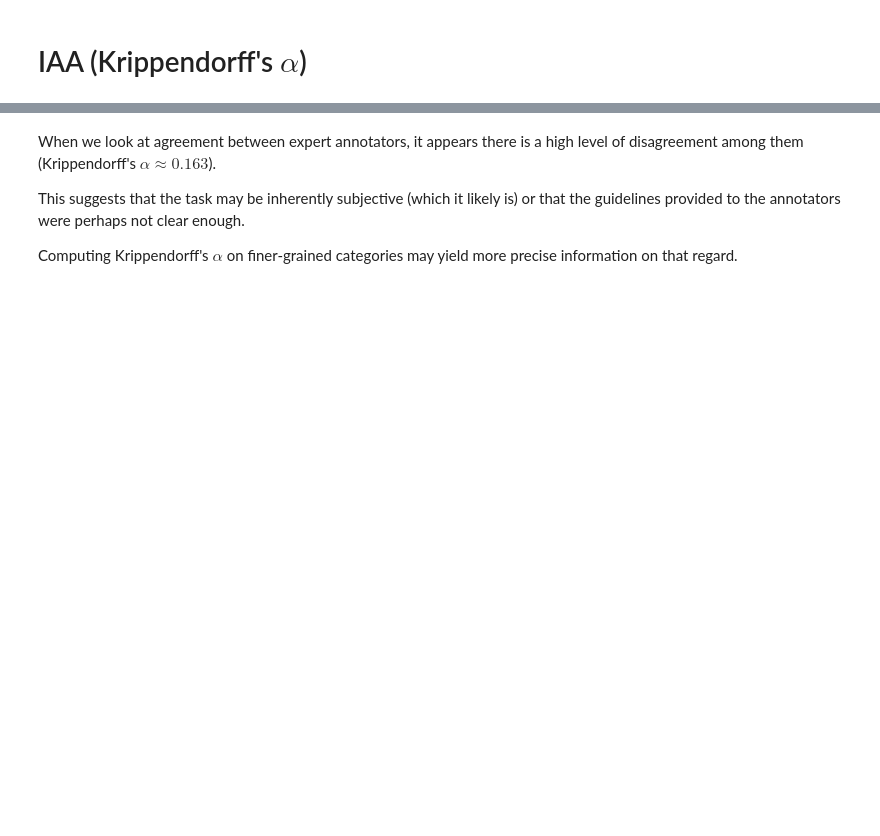
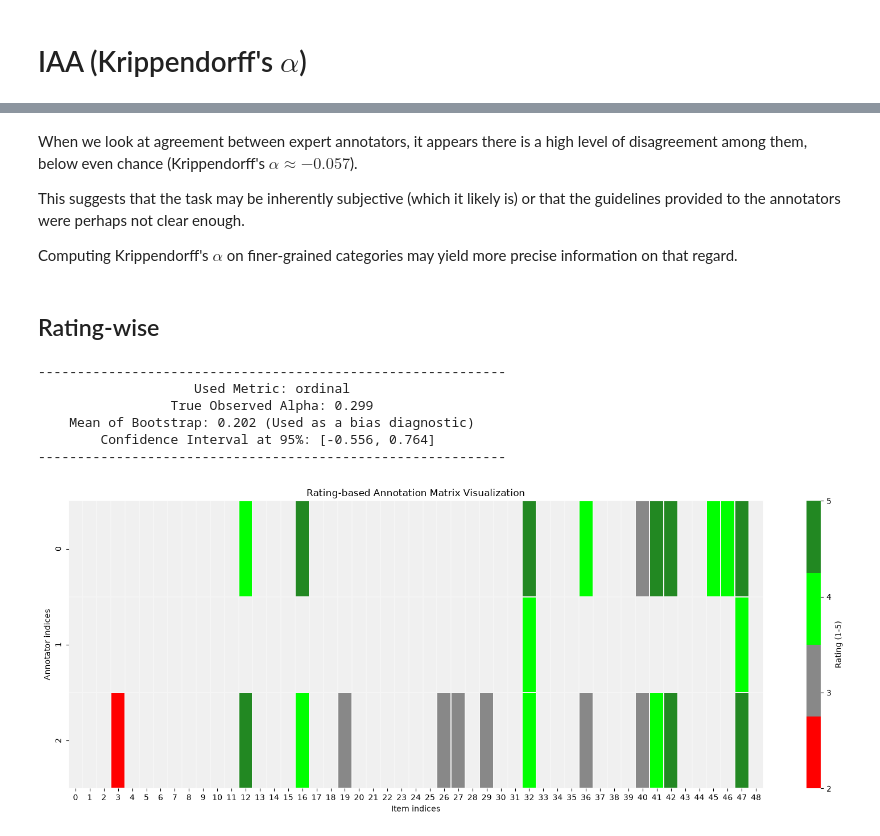
Before and after one commit to mi-1000/LitteratIA_Evaluation, a Jupyter notebook: scripts/compute_metrics.ipynb, the cells around one changed output, grey strips where cells are left out. Saved outputs shown, nothing was run; the diff lists cells and outputs as text; code cells hidden in the pictures; blank space fills up the shorter version.

```diff
--- a/scripts/compute_metrics.ipynb
+++ b/scripts/compute_metrics.ipynb
@@ -96,6 +388,61 @@ visualize_matrix(load_data_matrix())
 # %% [markdown]
-When we look at agreement between expert annotators, it appears there is a high level of disagreement among them (Krippendorff's $\alpha \approx 0.163$).
+When we look at agreement between expert annotators, it appears there is a high level of disagreement among them, below even chance (Krippendorff's $\alpha \approx -0.057$).
 
 This suggests that the task may be inherently subjective (which it likely is) or that the guidelines provided to the annotators were perhaps not clear enough.
 
 Computing Krippendorff's $\alpha$ on finer-grained categories may yield more precise information on that regard.
+# %% [markdown]
+## Rating-wise
+# %%
+def load_matrix_ratings(input_path: str = INPUT_DATA_PATH) -> ndarray[tuple[int, int], dtype[Any]]:
+    """
+    Load annotation matrix from the gold JSON dataset, where each row corresponds to an annotator and each column corresponds to an annotated item. The matrix contains the numeric representation of the ratings (1-5), and fills missing annotations with `NaN` values. Only items with a consensus among all annotators (exactly 1 unique model chosen by all) are included in the matrix. The output matrix can be used to compute Krippendorff's alpha.
+    """
+    data = get_data(input_path)
+    annotators = get_annotators(input_path)
+    annotator_to_idx = {annotator: idx for idx, annotator in enumerate(annotators)}
+
+    # Matrix filled with NaN values by default
+    out_matrix = np.full((len(annotators), len(data)), np.nan)
+
+    for i, item in enumerate(data):
+
+        # Get all preferred models for this conversation
+        preferred_models = set(
+            ann.get("preferred_model")
+            for ann in item
+            if ann.get("preferred_model") is not None
+        )
+
+        # If there isn't an absolute consensus among all annotators (exactly 1 unique model chosen by all), we ignore this item and move on to the next one
+        if len(preferred_models) != 1:
+            continue
+
+        for annotation in item:
+            annotator_id = annotation.get("annotator_id")
+            label: Literal[0, 1, 2, 3, 4, 5] = annotation.get("rating", 0)
+
+            if annotator_id is not None and annotator_id in annotator_to_idx and label != 0: # 0 means no label provided
+                out_matrix[annotator_to_idx[annotator_id], i] = label
+
+    return out_matrix
+
+# print("Krippendorff's alpha:", alpha(load_matrix_ratings(), value_domain=[1, 2, 3, 4, 5], level_of_measurement="ordinal"))
+compute_alpha_with_ci(
+    data_matrix=load_matrix_ratings(),
+    level_of_measurement="ordinal",
+    value_domain=[1, 2, 3, 4, 5],
+    n_iterations=20000,
+    p_value=0.05,
+    seed=2026
+)
+
+visualize_matrix(matrix=load_matrix_ratings(), cmap = sns.color_palette(["#ff0000", "#888888", "#00ff00", "#228822"]), ticks=[1, 2, 3, 4, 5], ticks_label='Rating (1-5)', title='Rating-based Annotation Matrix Visualization', xlabel='Item indices', ylabel='Annotator indices')
+# %% [output]
+------------------------------------------------------------
+                    Used Metric: ordinal
+                 True Observed Alpha: 0.299
+    Mean of Bootstrap: 0.202 (Used as a bias diagnostic)
+        Confidence Interval at 95%: [-0.556, 0.764]
+------------------------------------------------------------
+[figure, added]
```
Also changed, not shown: parts of 27 cells of this notebook, 6 other files.
